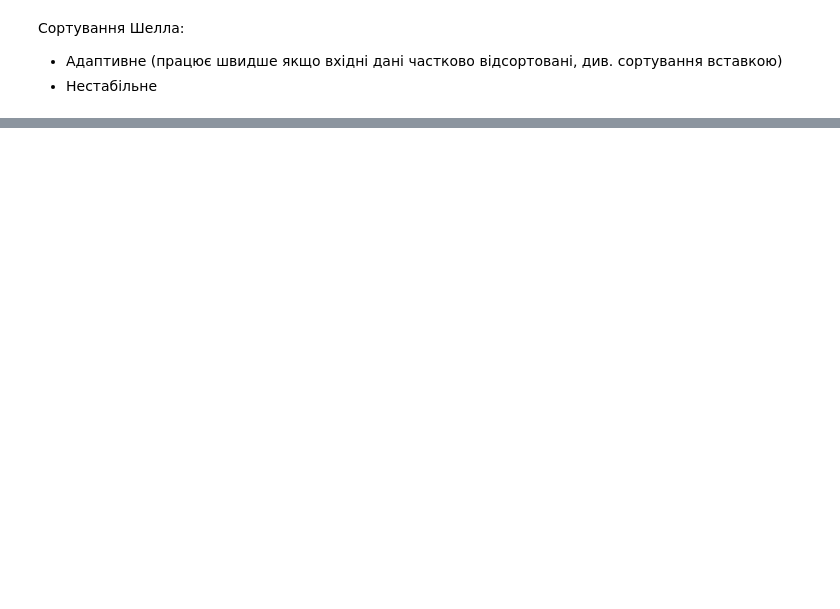
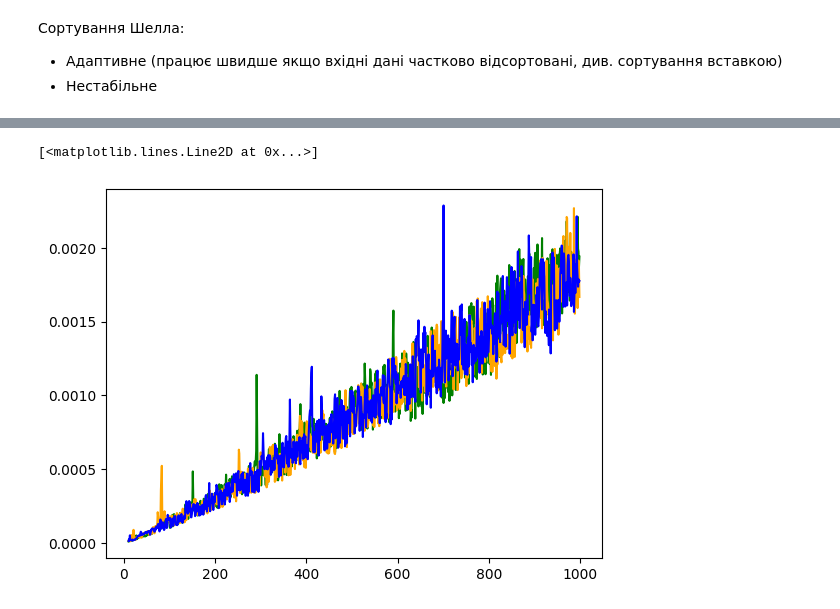
Before and after one commit to desireoftheother/python_course_tasks, a Jupyter notebook: module_3/28_sorting/sorting.ipynb, the cells around one changed output, grey strips where cells are left out. Saved outputs shown, nothing was run; the diff lists cells and outputs as text; code cells hidden in the pictures; blank space fills up the shorter version.

```diff
--- a/module_3/28_sorting/sorting.ipynb
+++ b/module_3/28_sorting/sorting.ipynb
@@ -376,0 +445,15 @@ print(original_lst)
+# %%
+def quicksort_wo_shuffle(arr, begin=0, end=None):
+    if end is None:
+        end = len(arr) - 1
+
+    def _quicksort(arr, begin, end):
+        if begin >= end:
+            return
+        pivot = partition(arr, begin, end)
+        _quicksort(arr, begin, pivot - 1)
+        _quicksort(arr, pivot + 1, end)
+
+    return _quicksort(arr, begin, end)
+# %%
+quicksort_big_arr: List[float] = time_algs_by_mean(quicksort_wo_shuffle, TESTS_NUM, range_bounds, list, shuffle_pure_func)
@@ -376,0 +479,11 @@ print(original_lst)
+# %%
+quicksort_reverse_big_arr: List[float] = time_algs_by_mean(quicksort_wo_shuffle, TESTS_NUM, range_bounds, list, reverse_arr)
+# %%
+quicksort_already_sorted_big_arr: List[float] = time_algs_by_mean(quicksort_wo_shuffle, TESTS_NUM, range_bounds, list)
+# %%
+plt.plot(range_bounds, quicksort_big_arr, color = "green")
+plt.plot(range_bounds, quicksort_reverse_big_arr, color = "orange")
+plt.plot(range_bounds, quicksort_already_sorted_big_arr, color = "blue")
+# %% [output]
+[<matplotlib.lines.Line2D at 0x...>]
+[figure, added]
```
Also changed, not shown: parts of 30 cells of this notebook.
